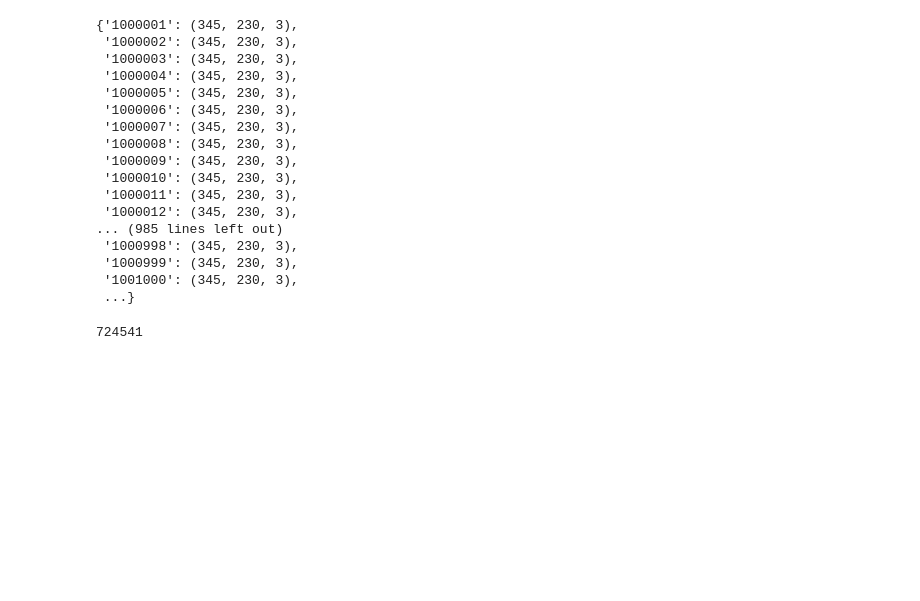
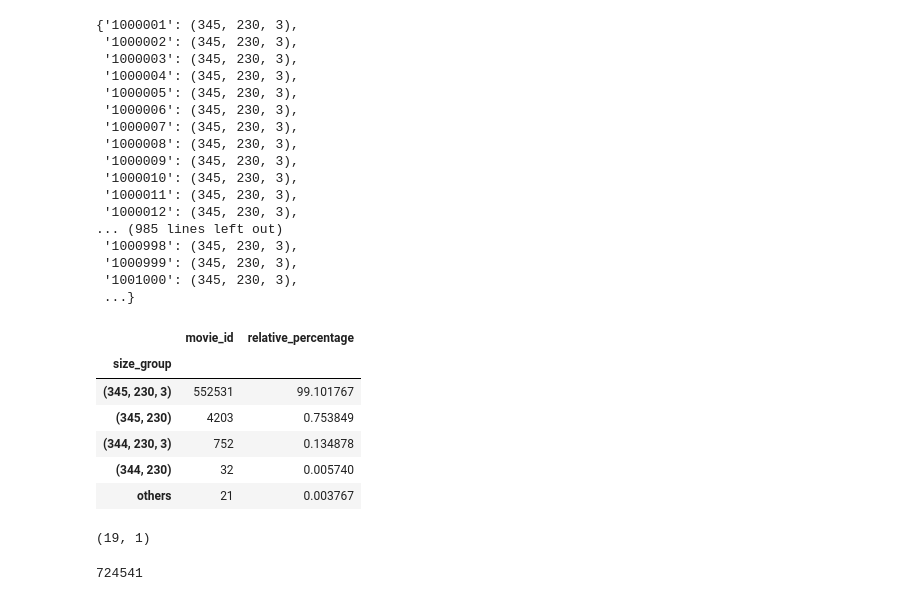
Before and after one commit to BorisLeung/STAT4012, a Jupyter notebook: eda.ipynb, the cells around one changed output. Drawn from its saved outputs; the diff is of its cells as text; code cells hidden in the pictures; blank space fills up the shorter version.

```diff
--- a/eda.ipynb
+++ b/eda.ipynb
@@ -160,6 +196,30 @@ movie_sizes_df = pd.DataFrame(
     {MOVIE_ID: list(movie_sizes.keys()), SIZE: list(movie_sizes.values())}
 )
 movie_sizes_df.to_csv("poster_sizes.csv")
+# %%
+import pandas as pd
+
+poster_sizes = pd.read_csv("poster_sizes.csv", index_col=0)
+size_counts = poster_sizes.groupby(SIZE).count()
+total_count = size_counts.sum().values
+size_counts["size_group"] = size_counts.index
+size_counts.loc[size_counts["movie_id"] < 10, "size_group"] = "others"
+size_counts = size_counts.groupby("size_group").sum()
+size_counts["relative_percentage"] = size_counts[MOVIE_ID] / total_count * 100
+size_counts.sort_values(MOVIE_ID, ascending=False)
+# %% [output]
+|  | movie_id | relative_percentage |
+| size_group |  |  |
+| (345, 230, 3) | 552531 | 99.101767 |
+| (345, 230) | 4203 | 0.753849 |
+| (344, 230, 3) | 752 | 0.134878 |
+| (344, 230) | 32 | 0.005740 |
+| others | 21 | 0.003767 |
+# %%
+# all possible dimensions
+poster_sizes.groupby(SIZE).count().shape
+# %% [output]
+(19, 1)
 # %%
 # total number of posters
 _, _, files = next(os.walk(os.path.join(DATA_DIR, "posters")))
```
Also changed, not shown: parts of 6 cells of this notebook, 3 other files.
